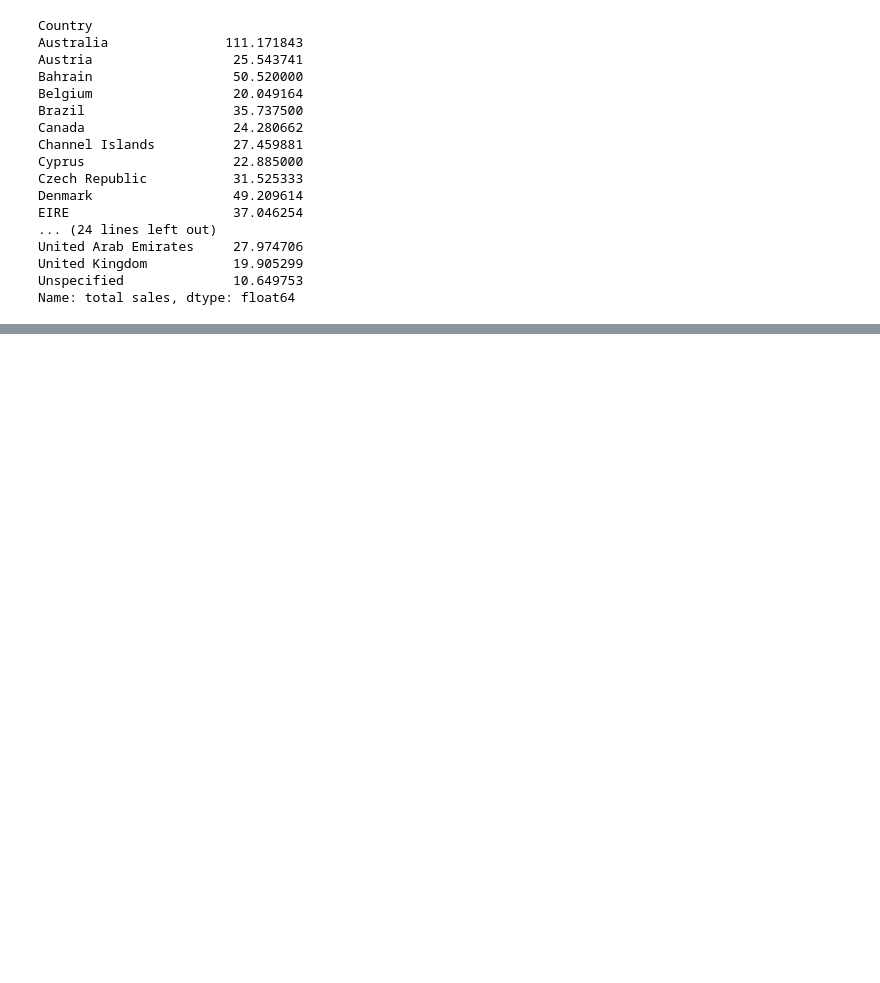
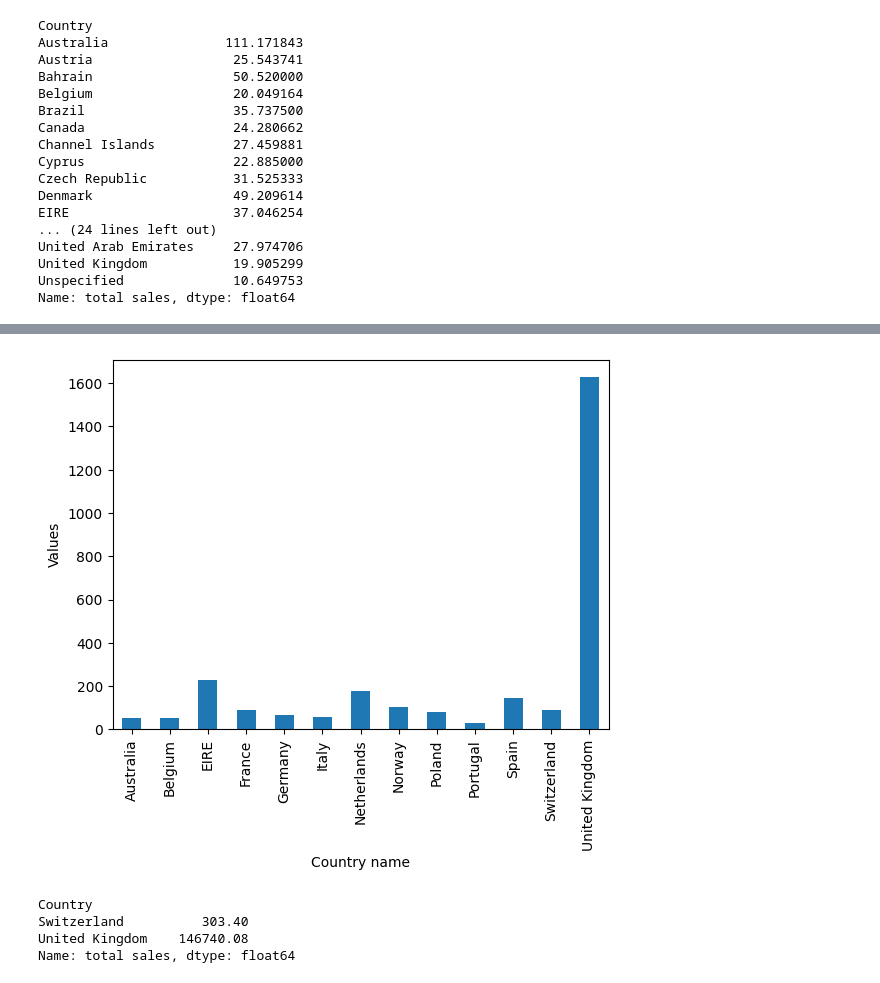
Before and after one commit to dhruv8112/intership, a Jupyter notebook: ecommerce_data.ipynb, the cells around one changed output, grey strips where cells are left out. Drawn from its saved outputs; the diff is of its cells as text; code cells hidden in the pictures; blank space fills up the shorter version.

```diff
--- a/ecommerce_data.ipynb
+++ b/ecommerce_data.ipynb
@@ -998,0 +1132,3 @@ plt.show()
+# %%
+country_max=custom_range_data.groupby('Country')['total sales'].max()
+print(country_max)
@@ -998,0 +1151,16 @@ plt.show()
+# %%
+country_max.plot(kind='bar')
+plt.xlabel('Country name')
+plt.ylabel('Values')
+plt.xticks(rotation=90)
+plt.show()
+# %% [output]
+[figure, added]
+# %%
+country_max=custom_range_data.groupby('Country')['total sales'].sum().tail(2)
+print(country_max)
+# %% [output]
+Country
+Switzerland          303.40
+United Kingdom    146740.08
+Name: total sales, dtype: float64
```
Also changed, not shown: parts of 63 cells of this notebook.
